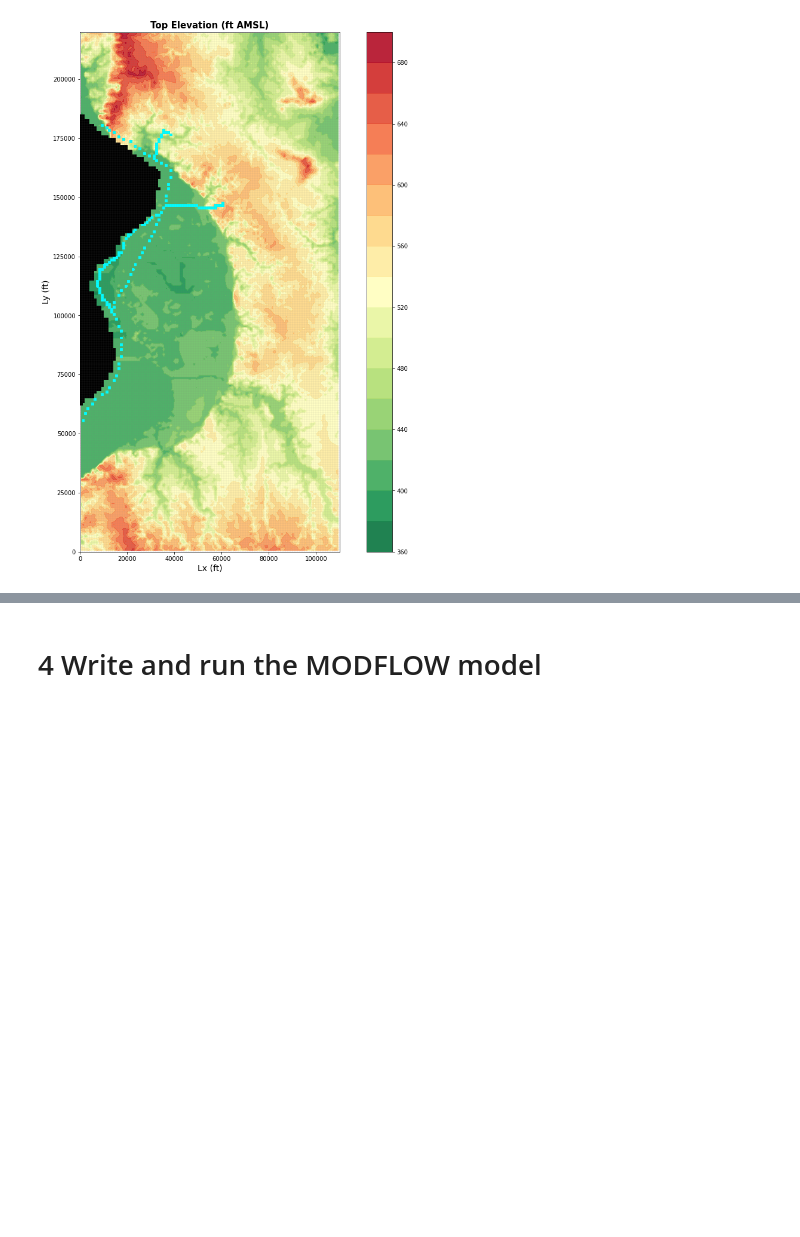
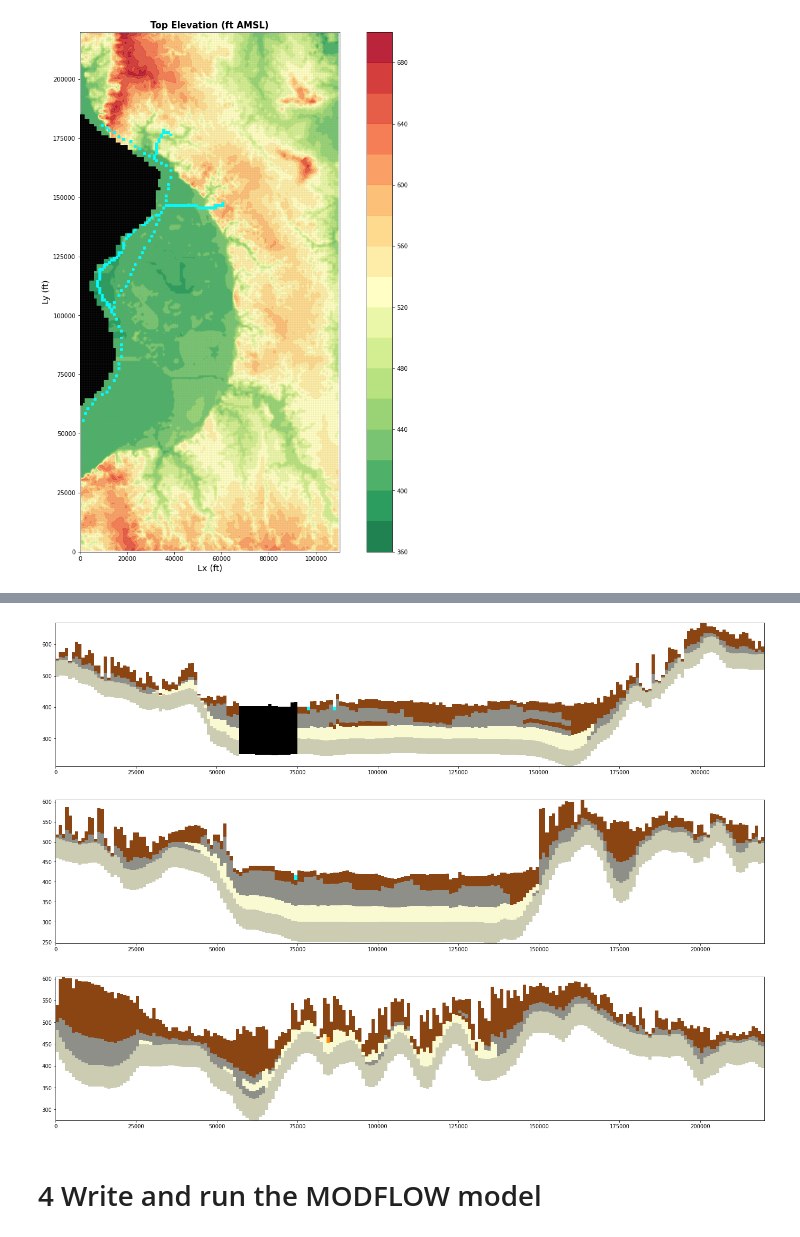
Before and after one commit to Firas-95/GEO572-Project-E.St.Louis, a Jupyter notebook: ESL_model_v3.0beta.ipynb, the cells around one changed output, grey strips where cells are left out. Drawn from its saved outputs; the diff is of its cells as text; code cells hidden in the pictures; blank space fills up the shorter version.

```diff
--- a/ESL_model_v3.0beta.ipynb
+++ b/ESL_model_v3.0beta.ipynb
@@ -723,9 +727,13 @@ def plot_transect(rowcolflag=0, value=0):
 ![](https://github.com/Firas-95/GEO572-Project-E.St.Louis/raw/master/wiki%20pictures/myplot3.png?raw=true)
 # %%
 # Plot the 3 north-south transects
-# plot_transect(rowcolflag=1, value=30) #transect 1: 90.14W
-# plot_transect(rowcolflag=1, value=52) #transect 2: 90.06w
-# plot_transect(rowcolflag=1, value=68) #transect 3: 90.01w
+plot_transect(rowcolflag=1, value=30) #transect 1: 90.14W
+plot_transect(rowcolflag=1, value=52) #transect 2: 90.06w
+plot_transect(rowcolflag=1, value=68) #transect 3: 90.01w
+# %% [output]
+[figure, added]
+[figure, added]
+[figure, added]
 # %% [markdown]
 # 4 Write and run the MODFLOW model
 # %%
```
Also changed, not shown: parts of 5 cells of this notebook.
